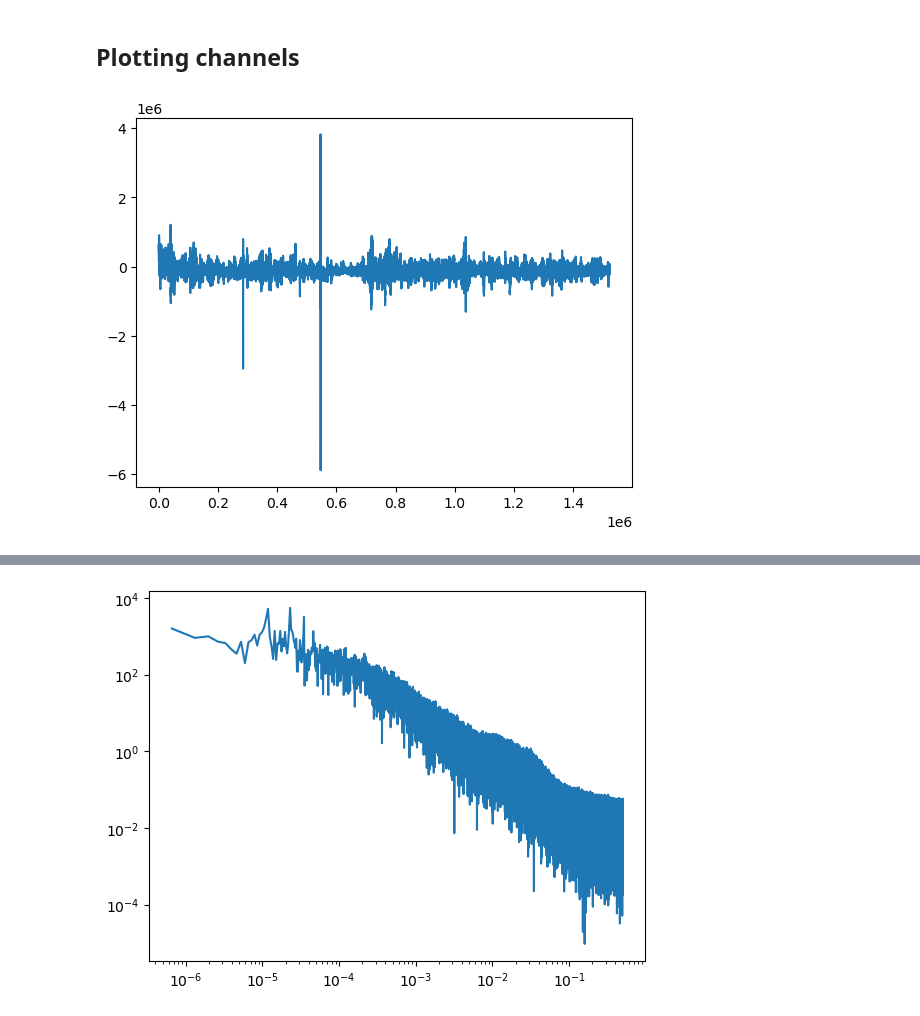
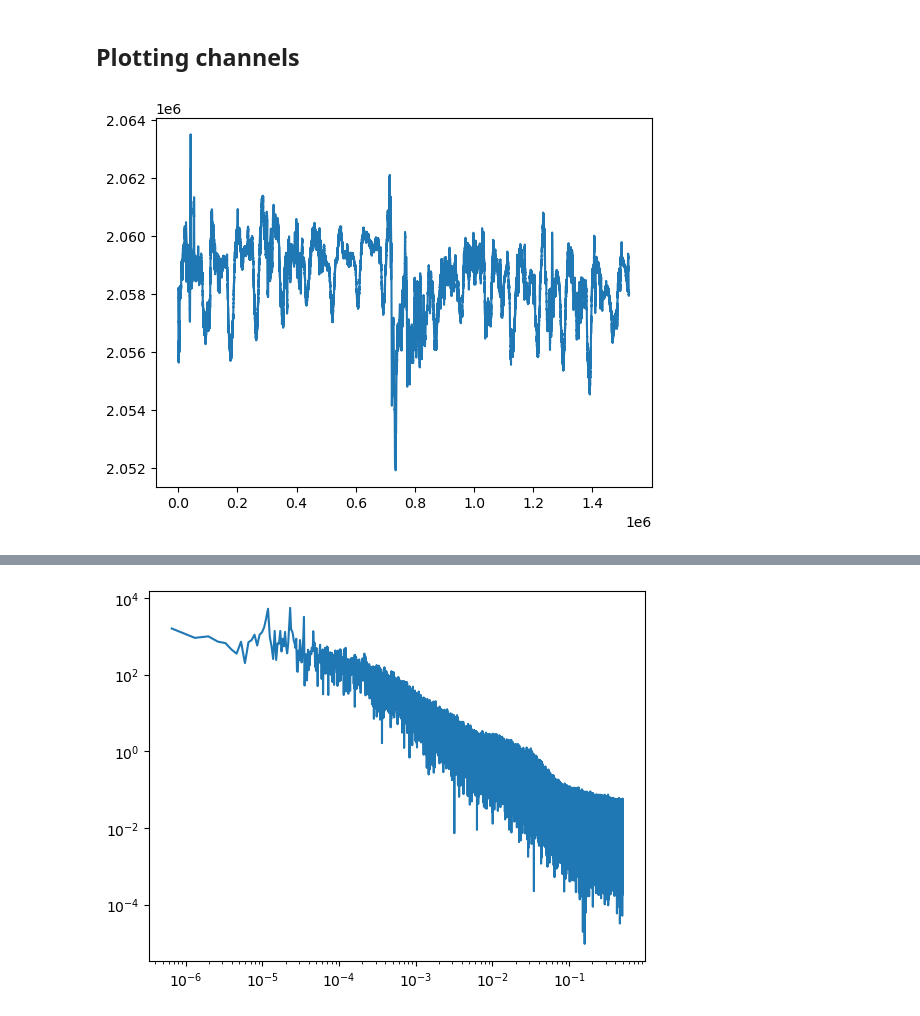
Before and after one commit to jcapriot/gpgn-319, a Jupyter notebook: labs/EM/Lab5.ipynb, the cells around one changed output, grey strips where cells are left out. Drawn from its saved outputs; the diff is of its cells as text; code cells hidden in the pictures.

```diff
--- a/labs/EM/Lab5.ipynb
+++ b/labs/EM/Lab5.ipynb
@@ -78,2 +17,4 @@ cop = mt.MTTimeChannelCollection(ex, ey, hx, hy)
+# %%
+cop = mt.MTTimeChannelCollection.from_json("data/Lab5/cop24.json")
 # %% [markdown]
 ## Carter Lake
@@ -111,6 +23,6 @@ coo = mt.MTTimeChannelCollection(ex, ey, hx, hy)
 # %% [markdown]
 ## Plotting channels
 # %%
-cop.channels[0].plot()
+cop.channels[2].plot()
 # %% [output]
-[figure, old version]
+[figure, new version]
```
Also changed, not shown: parts of 23 cells of this notebook, 8 other files.
